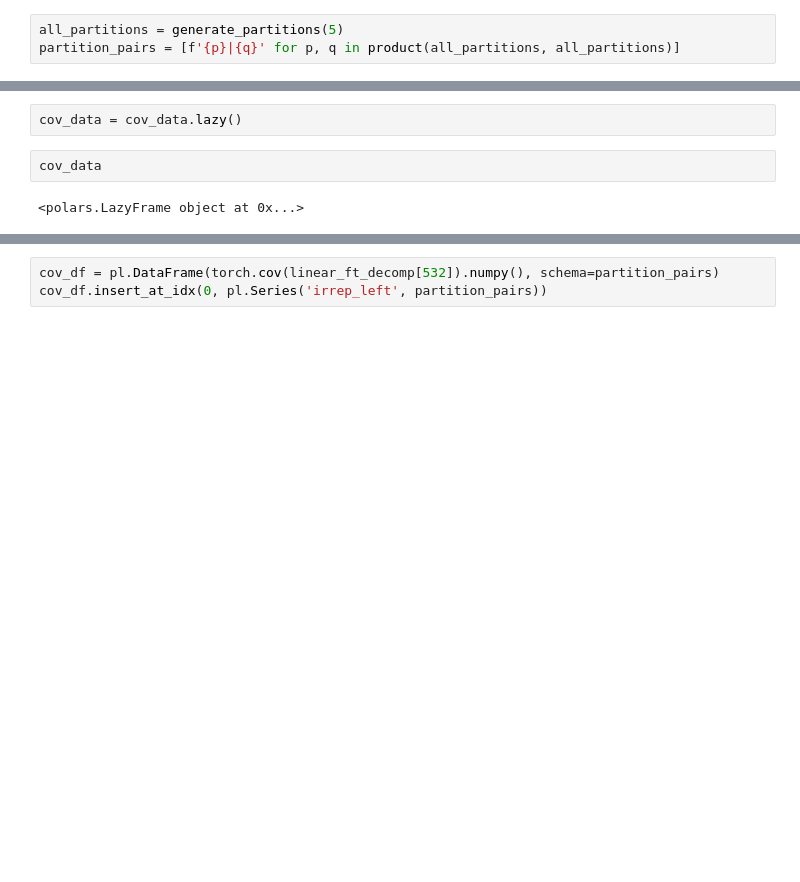
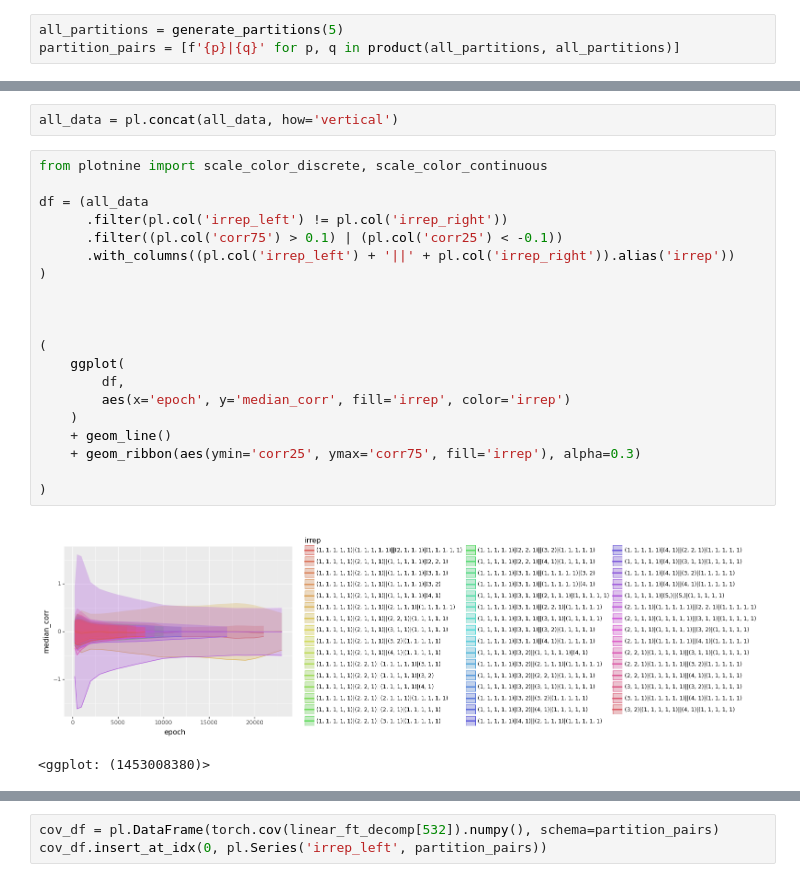
Before and after one commit to dashstander/sn-grok, a Jupyter notebook: power_analysis.ipynb, the cells around one changed output, grey strips where cells are left out. Drawn from its saved outputs; the diff is of its cells as text; blank space fills up the shorter version.

```diff
--- a/power_analysis.ipynb
+++ b/power_analysis.ipynb
@@ -347,7 +344,26 @@ cov_data = get_cov_df(all_covs)
+# %%
+all_data = pl.concat(all_data, how='vertical')
 # %%
-cov_data = cov_data.lazy()
+from plotnine import scale_color_discrete, scale_color_continuous
+
+df = (all_data
+      .filter(pl.col('irrep_left') != pl.col('irrep_right'))
+      .filter((pl.col('corr75') > 0.1) | (pl.col('corr25') < -0.1))
+      .with_columns((pl.col('irrep_left') + '||' + pl.col('irrep_right')).alias('irrep'))
+)
+
+
+
+(
+    ggplot(
+        df,
+        aes(x='epoch', y='median_corr', fill='irrep', color='irrep')
+    )
+    + geom_line()
+    + geom_ribbon(aes(ymin='corr25', ymax='corr75', fill='irrep'), alpha=0.3)
+
+)
+# %% [output]
+[figure, added]
+<ggplot: (1453008380)>
-# %%
-cov_data
-# %% [output]
-<polars.LazyFrame object at 0x...>
 # %%
```
Also changed, not shown: parts of 6 cells of this notebook, 2 other files.
